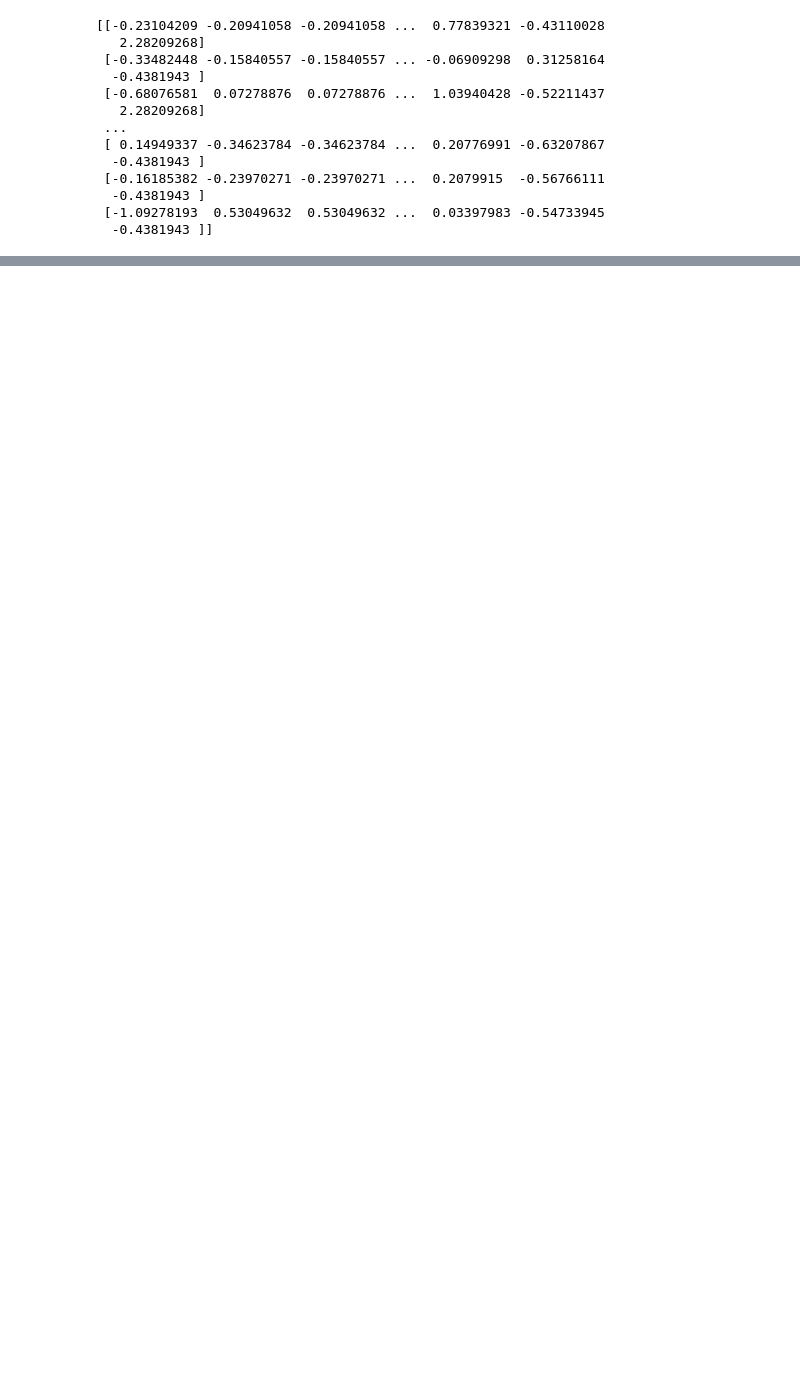
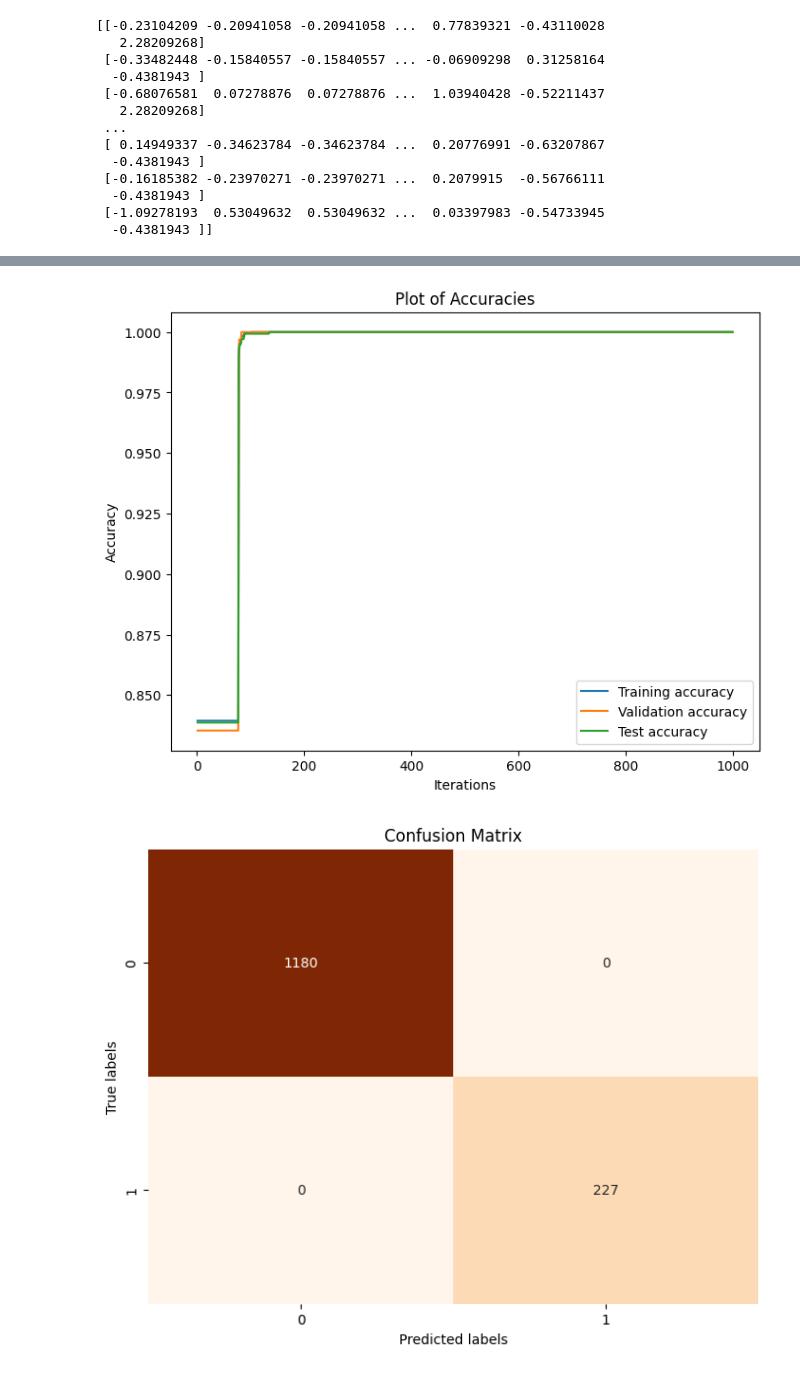
Before and after one commit to AdrienneLoc/AI, a Jupyter notebook: HW7/assignment7.ipynb, the cells around one changed output, grey strips where cells are left out. Drawn from its saved outputs; the diff is of its cells as text; code cells hidden in the pictures; blank space fills up the shorter version.

```diff
--- a/HW7/assignment7.ipynb
+++ b/HW7/assignment7.ipynb
@@ -153,0 +228,70 @@ Overall Test Accuracy: 1.0
+# %%
+x_other = data_copy_scaled
+y_other = (data_copy.Hazardous == True).astype(int)
+x_train2, x_test2, y_train2, y_test2 = train_test_split(x_other, y_other, test_size=0.3, random_state=42, stratify = y_other, shuffle=True)
+x_train2, x_val2, y_train2, y_val2 = train_test_split(x_train2, y_train2, test_size=0.1, random_state=42)
+
+mlp2 = MLPClassifier(hidden_layer_sizes=(1), max_iter=1000)
+
+
+train_accuracies = []
+val_accuracies = []
+test_accuracies = []
+
+
+for i in range(1000):
+    mlp2.partial_fit(x_train2, y_train2, classes=np.unique(y_train2))
+    train_accuracies.append(mlp2.score(x_train2, y_train2))
+    val_accuracies.append(mlp2.score(x_val2, y_val2))
+    test_accuracies.append(mlp2.score(x_test2, y_test2))
+
+
+plt.figure(figsize=(8, 6))
+plt.plot(range(1, 1001), train_accuracies, label='Training accuracy')
+plt.plot(range(1, 1001), val_accuracies, label='Validation accuracy')
+plt.plot(range(1, 1001), test_accuracies, label='Test accuracy')
+plt.xlabel('Iterations')
+plt.ylabel('Accuracy')
+plt.title('Plot of Accuracies')
+plt.legend()
+plt.show()
+
+y_pred2 = mlp2.predict(x_test2)
+
+# Calculate the confusion matrix
+cm = confusion_matrix(y_test2, y_pred2)
+
+# Display the confusion matrix using a heatmap
+plt.figure(figsize=(8, 6))
+sns.heatmap(cm, annot=True, fmt='d', cmap='Oranges', cbar=False)
+plt.xlabel('Predicted labels')
+plt.ylabel('True labels')
+plt.title('Confusion Matrix')
+plt.show()
+
+print()
+print("Simple Model: 1 hidden layer, 1 neuron")
+for i, coef in enumerate(mlp2.coefs_):
+    print(f"Layer {i} - Weight matrix shape: {coef.shape}")
+
+print()
+
+for i, intercept in enumerate(mlp2.intercepts_):
+    print(f"Layer {i} - Intercept vector shape: {intercept.shape}")
+
+train_accuracy = mlp2.score(x_train2, y_train2)
+test_accuracy = mlp2.score(x_test2, y_test2)
+
+# Print the overall training and test accuracies
+print(f"Overall Training Accuracy: {train_accuracy}")
+print(f"Overall Test Accuracy: {test_accuracy}")
+
+plt.figure(figsize=(8, 6))
+plt.plot(mlp2.loss_curve_)
+plt.xlabel('Iterations')
+plt.ylabel('Loss')
+plt.title('Loss Curve of Simple Model')
+plt.show()
+# %% [output]
+[figure, added]
+[figure, added]
```
Also changed, not shown: parts of 11 cells of this notebook.
